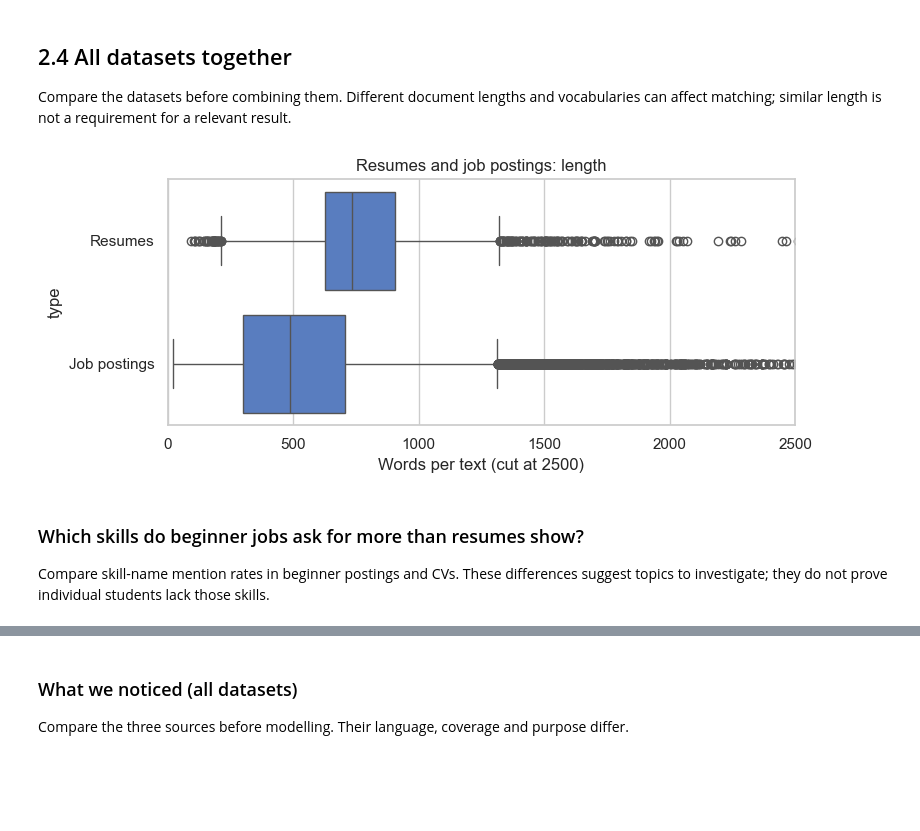
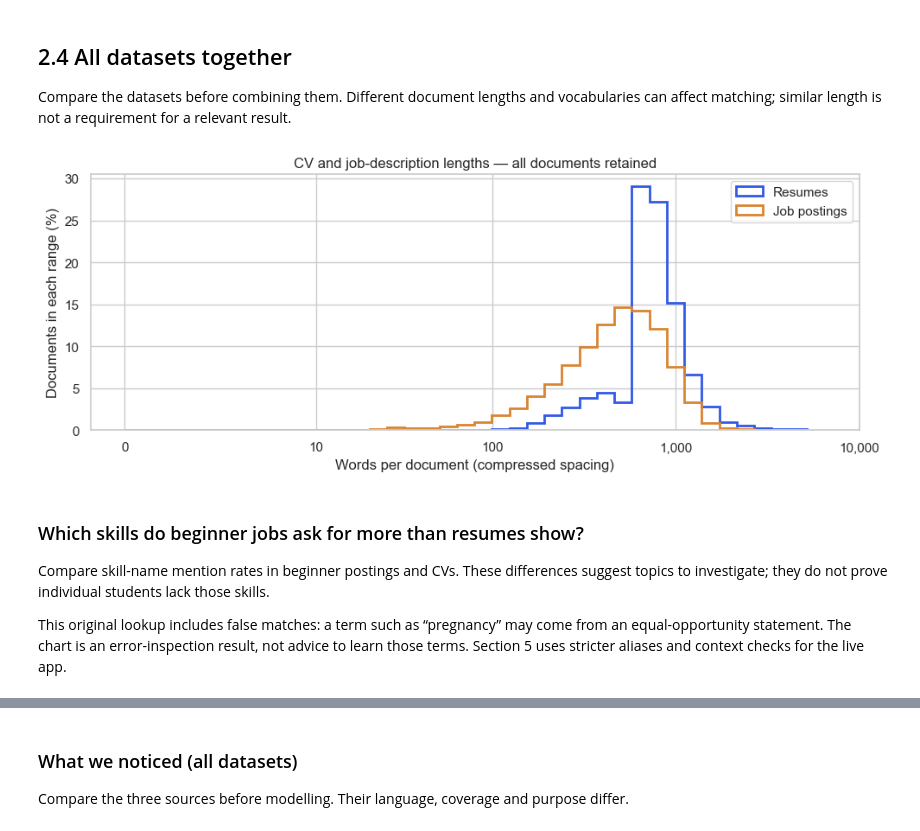
Before and after one commit to CoIlins/SemProject_MLEngine, a Jupyter notebook: SemanticMatching_Final.ipynb, the cells around one changed output, grey strips where cells are left out. Cells and saved outputs as stored; diff of their text form; code cells hidden in the pictures; blank space fills up the shorter version.

```diff
--- a/SemanticMatching_Final.ipynb
+++ b/SemanticMatching_Final.ipynb
@@ -971,9 +987,24 @@ print('unique spellings kept:', len(lookup))
 lookup_dict = dict(zip(lookup['label_norm'], lookup['canonical']))   # cleaned phrase -> official skill name
 lookup.to_csv(os.path.join(OUT_DIR_SKILLS, 'esco_lookup.csv'), index=False)
 
-# sanity check: None means ESCO does not know that spelling
-for phrase in ['python', 'project management', 'MS Excel', 'teamwork', 'react', 'docker']:
-    print(f"{phrase!r:22} ->", lookup_dict.get(clean_text(phrase)))
+# Check six spellings in the original ESCO-only lookup.
+examples = ['python', 'project management', 'MS Excel', 'teamwork', 'react', 'docker']
+lookup_results = [(term, lookup_dict.get(clean_text(term))) for term in examples]
+found_count = sum(result is not None for _, result in lookup_results)
+fig, axes = plt.subplots(1, 2, figsize=(13, 4), gridspec_kw={'width_ratios':[1, 2.5]})
+axes[0].pie([found_count, len(examples)-found_count], labels=['Found', 'Not found'],
+            colors=['#3158E8', '#E8A15D'], startangle=90,
+            wedgeprops={'width':.38, 'edgecolor':'white'},
+            autopct=lambda percent: f'{percent*len(examples)/100:.0f}')
+axes[0].text(0, 0, '6\nexamples', ha='center', va='center')
+axes[0].set_title('Example spellings')
+axes[1].axis('off')
+table = axes[1].table(cellText=[[term, result or 'Not found'] for term, result in lookup_results],
+    colLabels=['Input spelling', 'ESCO lookup result'], colWidths=[.32, .68], loc='center',
+    cellColours=[['#E7EEFF' if result else '#FFF0E0']*2 for _, result in lookup_results])
+table.auto_set_font_size(False); table.set_fontsize(10); table.scale(1, 2.1)
+fig.suptitle('Six examples — not a skill-extraction accuracy test', fontsize=13)
+plt.tight_layout(); plt.show()
 # %% [output]
 spellings pointing at more than one skill: 715
 unique spellings kept: 99389
@@ -1542,20 +1654,27 @@ Review the skill examples as well as the counts. More detected phrases do not ne
 Compare the datasets before combining them. Different document lengths and vocabularies can affect matching; similar length is not a requirement for a relevant result.
 # %%
 lengths = pd.concat([
-    pd.DataFrame({'type': 'Resumes', 'words': df_resumes['word_count']}),
-    pd.DataFrame({'type': 'Job postings', 'words': df_jobs['word_count']})])
-
-plt.figure(figsize=(8, 3.5))
-sns.boxplot(data=lengths, x='words', y='type')
-plt.xlim(0, 2500)
-plt.xlabel('Words per text (cut at 2500)'); plt.title('Resumes and job postings: length')
+    pd.DataFrame({'type':'Resumes','words':df_resumes['word_count']}),
+    pd.DataFrame({'type':'Job postings','words':df_jobs['word_count']})])
+bins = np.linspace(0,np.log1p(lengths['words'].max()),40)
+fig, ax = plt.subplots(figsize=(10,4))
+for name,color in [('Resumes','#3158E8'),('Job postings','#D98432')]:
+    values = lengths.loc[lengths['type']==name,'words'].dropna()
+    ax.hist(np.log1p(values),bins=bins,weights=np.full(len(values),100/len(values)),
+            histtype='step',linewidth=2,label=name,color=color)
+ticks = [0,10,100,1000,10000]
+ax.set_xticks(np.log1p(ticks),[f'{value:,}' for value in ticks])
+ax.set_xlabel('Words per document (compressed spacing)'); ax.set_ylabel('Documents in each range (%)')
+ax.set_title('CV and job-description lengths — all documents retained'); ax.legend()
 plt.tight_layout(); plt.show()
 # %% [output]
-[figure, old version]
+[figure, new version]
 # %% [markdown]
 ### Which skills do beginner jobs ask for more than resumes show?
 
 Compare skill-name mention rates in beginner postings and CVs. These differences suggest topics to investigate; they do not prove individual students lack those skills.
+
+This original lookup includes false matches: a term such as “pregnancy” may come from an equal-opportunity statement. The chart is an error-inspection result, not advice to learn those terms. Section 5 uses stricter aliases and context checks for the live app.
 # %%
 # 1,000 internship and entry-level postings
 jobs_early = df_jobs[df_jobs['is_internship'] | (df_jobs['experience_level'] == 'Entry level')].sample(1000, random_state=1)
```
Also changed, not shown: parts of 27 cells of this notebook, 1 other file.
